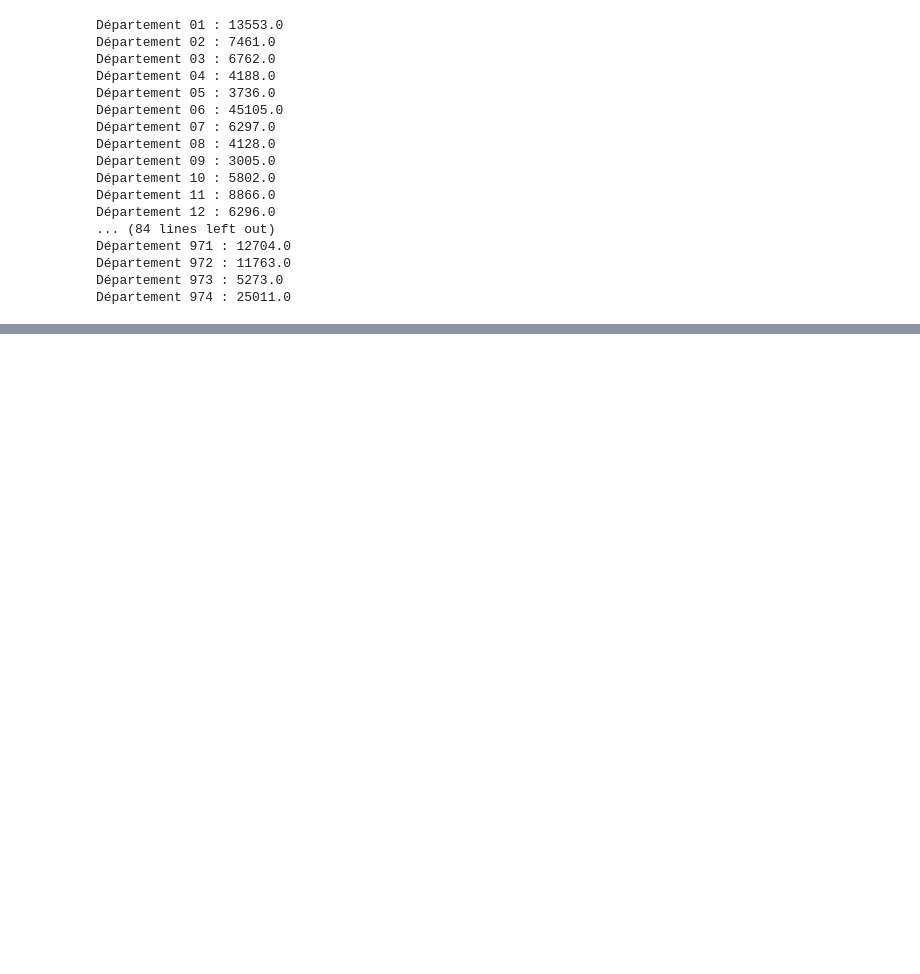
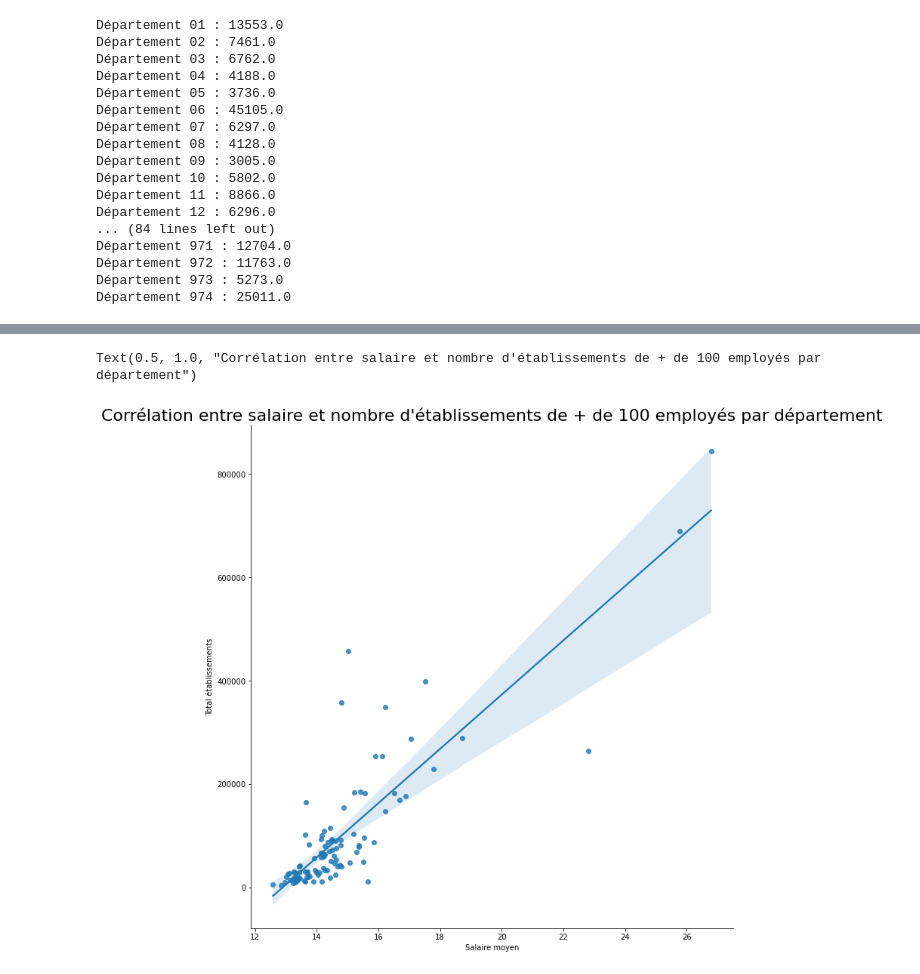
Before and after one commit to Mariehf64/fev23cda_french_industry, a Jupyter notebook: EDA_Vivien_2020/EDA v2.ipynb, the cells around one changed output, grey strips where cells are left out. Drawn from its saved outputs; the diff is of its cells as text; code cells hidden in the pictures; blank space fills up the shorter version.

```diff
--- a/EDA_Vivien_2020/EDA v2.ipynb
+++ b/EDA_Vivien_2020/EDA v2.ipynb
@@ -308,0 +272,15 @@ show(p)
+# %%
+import seaborn as sns
+
+ax = sns.lmplot(data=dep_analysis, x='moy_sal',
+                y='tot_ets_100',
+                height=10,
+                aspect=1,
+                )
+
+plt.xlabel('Salaire moyen')
+plt.ylabel('Total établissements')
+plt.title('Corrélation entre salaire et nombre d\'établissements de + de 100 employés par département', fontsize=22)
+# %% [output]
+Text(0.5, 1.0, "Corrélation entre salaire et nombre d'établissements de + de 100 employés par département")
+[figure, added]
```
Also changed, not shown: parts of 13 cells of this notebook.
